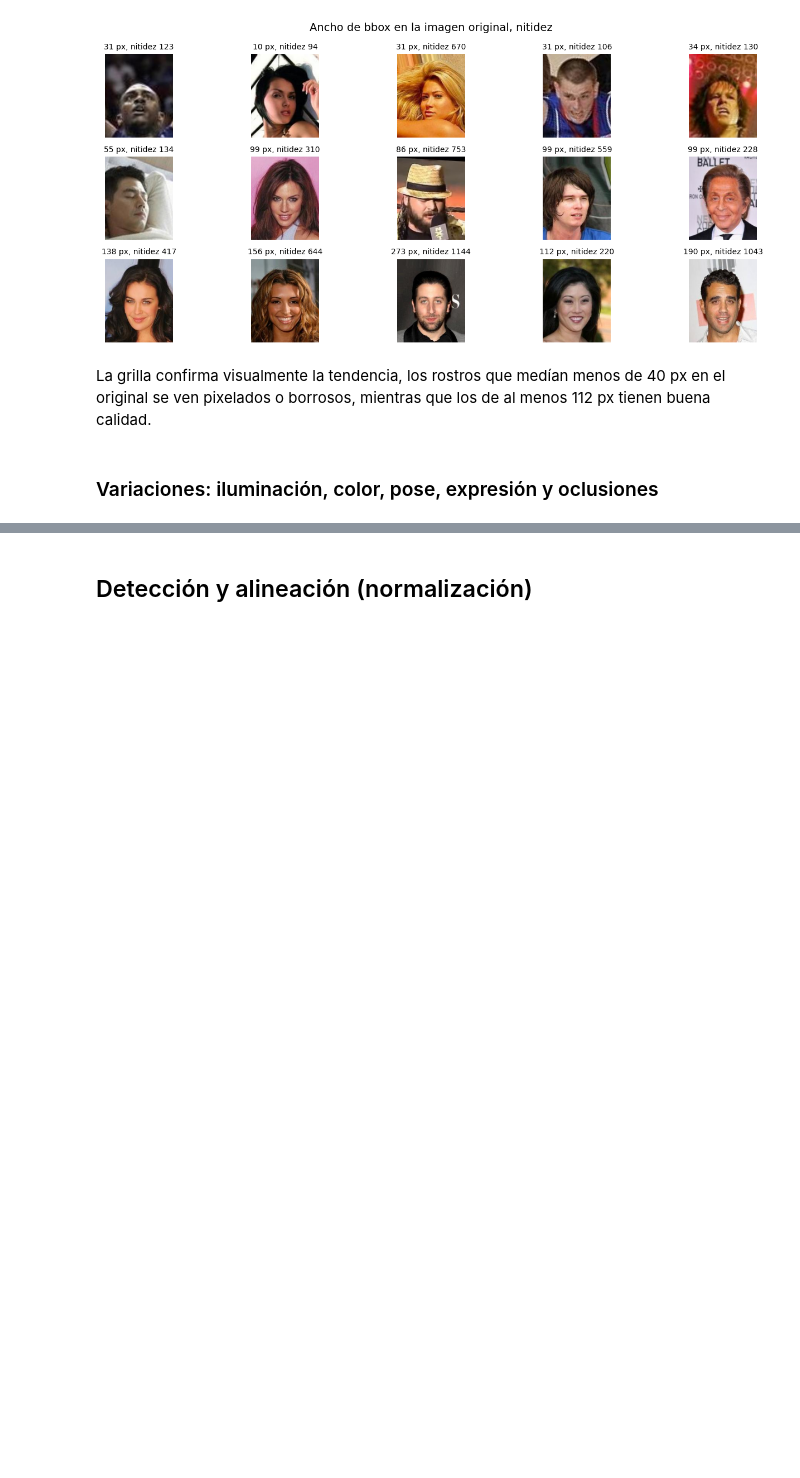
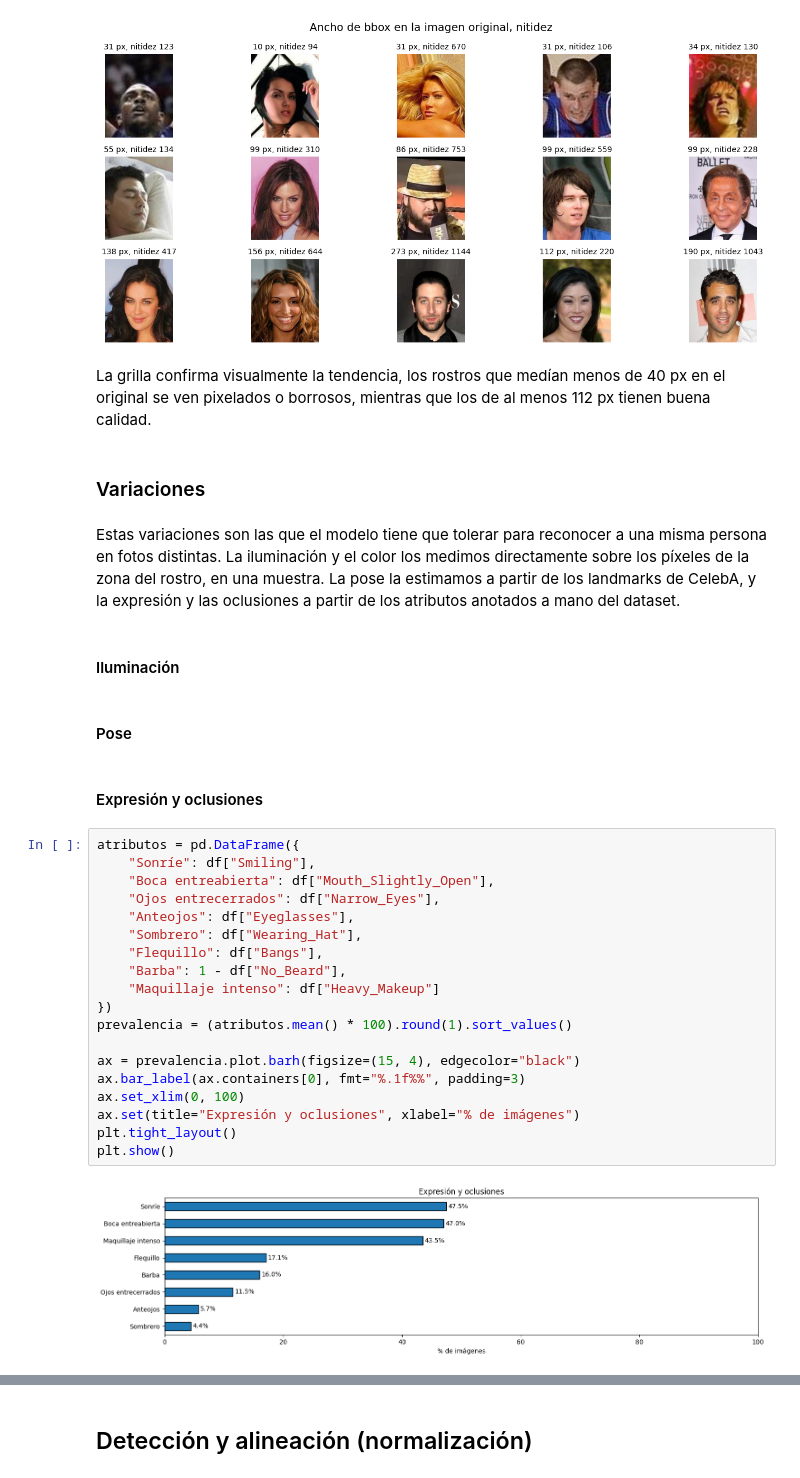
Before and after one commit to maximoalva/tuia-face-recognition-app, a Jupyter notebook: 1-pre-processing.ipynb, the cells around one changed output, grey strips where cells are left out. Cells and saved outputs as stored; diff of their text form; blank space fills up the shorter version.

Commit message:
feat: agrego expresiones y oclusiones al EDA.

```diff
--- a/1-pre-processing.ipynb
+++ b/1-pre-processing.ipynb
@@ -511,4 +511,33 @@ show_images(imgs, titles=titles, ncols=5, size=(14, 6), suptitle=f"Ancho de bbox
 # %% [markdown]
 La grilla confirma visualmente la tendencia, los rostros que medían menos de 40 px en el original se ven pixelados o borrosos, mientras que los de al menos 112 px tienen buena calidad.
 # %% [markdown]
-### Variaciones: iluminación, color, pose, expresión y oclusiones
+### Variaciones
+# %% [markdown]
+Estas variaciones son las que el modelo tiene que tolerar para reconocer a una misma persona en fotos distintas. La iluminación y el color los medimos directamente sobre los píxeles de la zona del rostro, en una muestra. La pose la estimamos a partir de los landmarks de CelebA, y la expresión y las oclusiones a partir de los atributos anotados a mano del dataset.
+# %% [markdown]
+#### Iluminación
+# %% [markdown]
+#### Pose
+# %% [markdown]
+#### Expresión y oclusiones
+# %%
+atributos = pd.DataFrame({
+    "Sonríe": df["Smiling"],
+    "Boca entreabierta": df["Mouth_Slightly_Open"],
+    "Ojos entrecerrados": df["Narrow_Eyes"],
+    "Anteojos": df["Eyeglasses"],
+    "Sombrero": df["Wearing_Hat"],
+    "Flequillo": df["Bangs"],
+    "Barba": 1 - df["No_Beard"],
+    "Maquillaje intenso": df["Heavy_Makeup"]
+})
+prevalencia = (atributos.mean() * 100).round(1).sort_values()
+
+ax = prevalencia.plot.barh(figsize=(15, 4), edgecolor="black")
+ax.bar_label(ax.containers[0], fmt="%.1f%%", padding=3)
+ax.set_xlim(0, 100)
+ax.set(title="Expresión y oclusiones", xlabel="% de imágenes")
+plt.tight_layout()
+plt.show()
+# %% [output]
+[figure, added]
```
Also changed, not shown: parts of 5 cells of this notebook.
